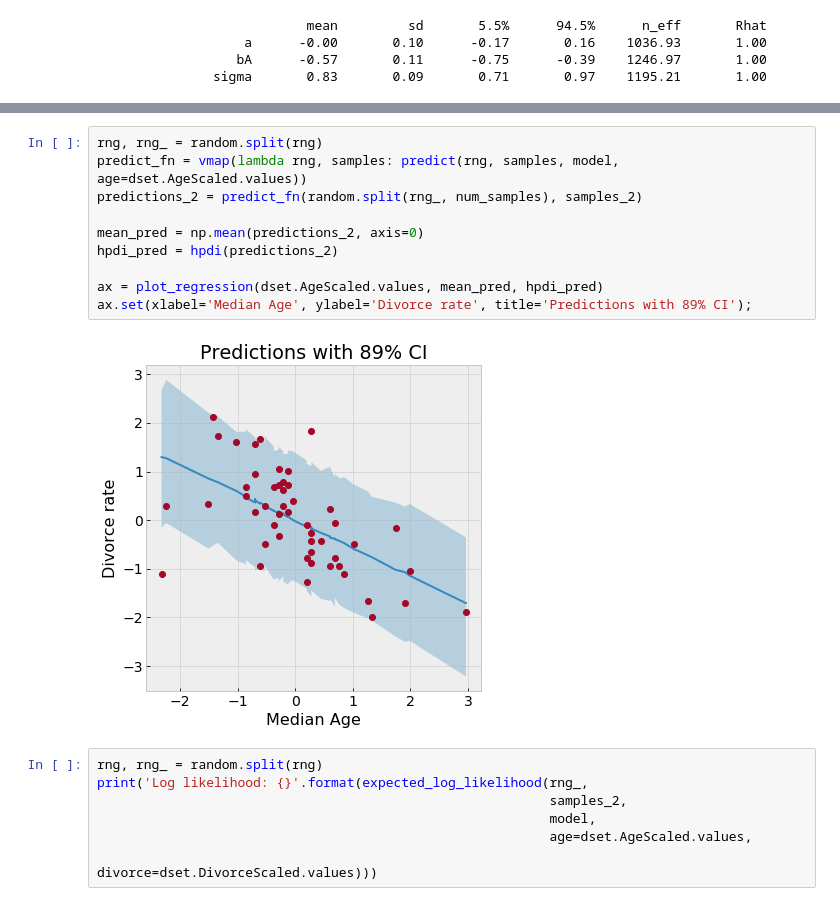
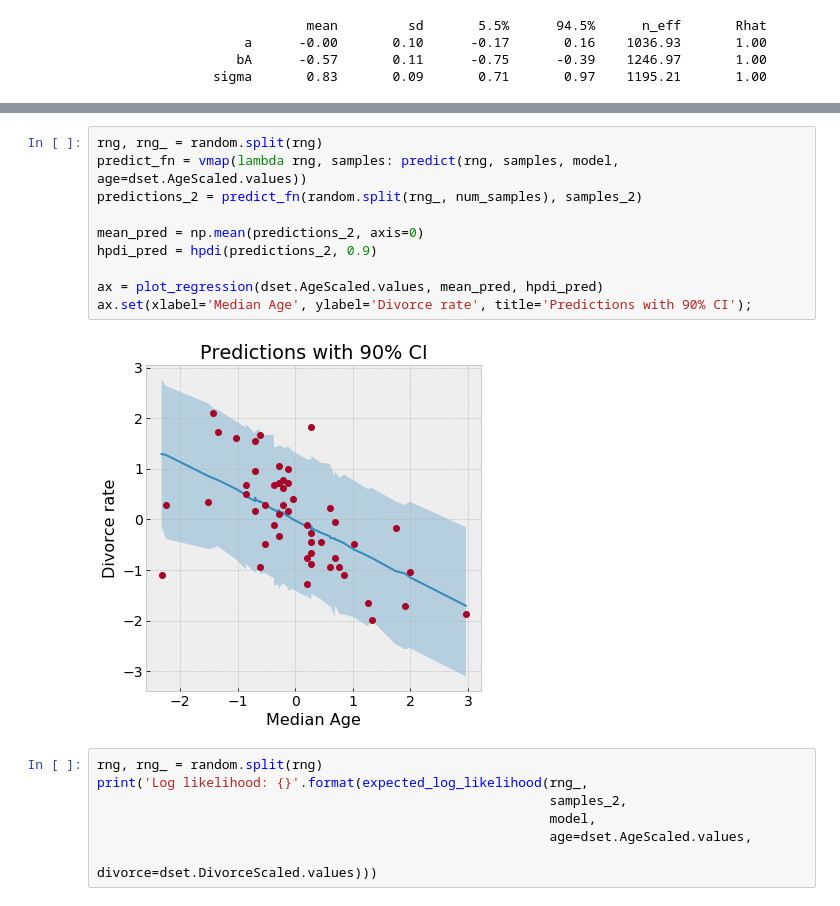
Before and after one commit to pyro-ppl/numpyro, a Jupyter notebook: notebooks/bayesian_regression.ipynb, the cells around one changed output, grey strips where cells are left out. Saved outputs shown, nothing was run; the diff lists cells and outputs as text.

```diff
--- a/notebooks/bayesian_regression.ipynb
+++ b/notebooks/bayesian_regression.ipynb
@@ -283,15 +283,15 @@ ax.set(xlabel='Median marriage age', ylabel='Divorce rate', title='Regression li
 # %%
 rng, rng_ = random.split(rng)
 predict_fn = vmap(lambda rng, samples: predict(rng, samples, model, age=dset.AgeScaled.values))
 predictions_2 = predict_fn(random.split(rng_, num_samples), samples_2)
 
 mean_pred = np.mean(predictions_2, axis=0)
-hpdi_pred = hpdi(predictions_2)
+hpdi_pred = hpdi(predictions_2, 0.9)
 
 ax = plot_regression(dset.AgeScaled.values, mean_pred, hpdi_pred)
-ax.set(xlabel='Median Age', ylabel='Divorce rate', title='Predictions with 89% CI');
+ax.set(xlabel='Median Age', ylabel='Divorce rate', title='Predictions with 90% CI');
 # %% [output]
-[figure, old version]
+[figure, new version]
 # %%
 rng, rng_ = random.split(rng)
 print('Log likelihood: {}'.format(expected_log_likelihood(rng_,
```
Also changed, not shown: parts of 11 cells of this notebook.
